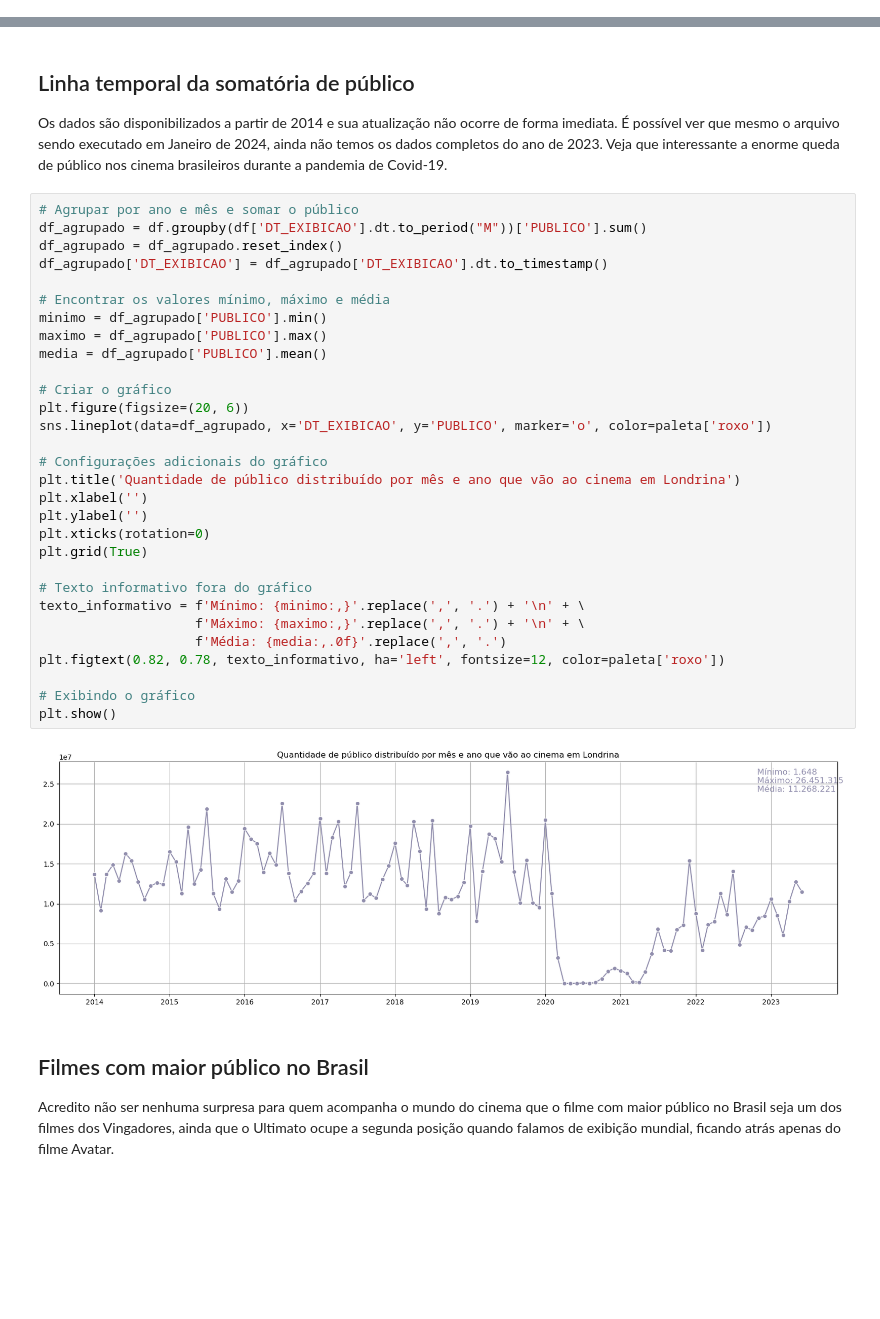
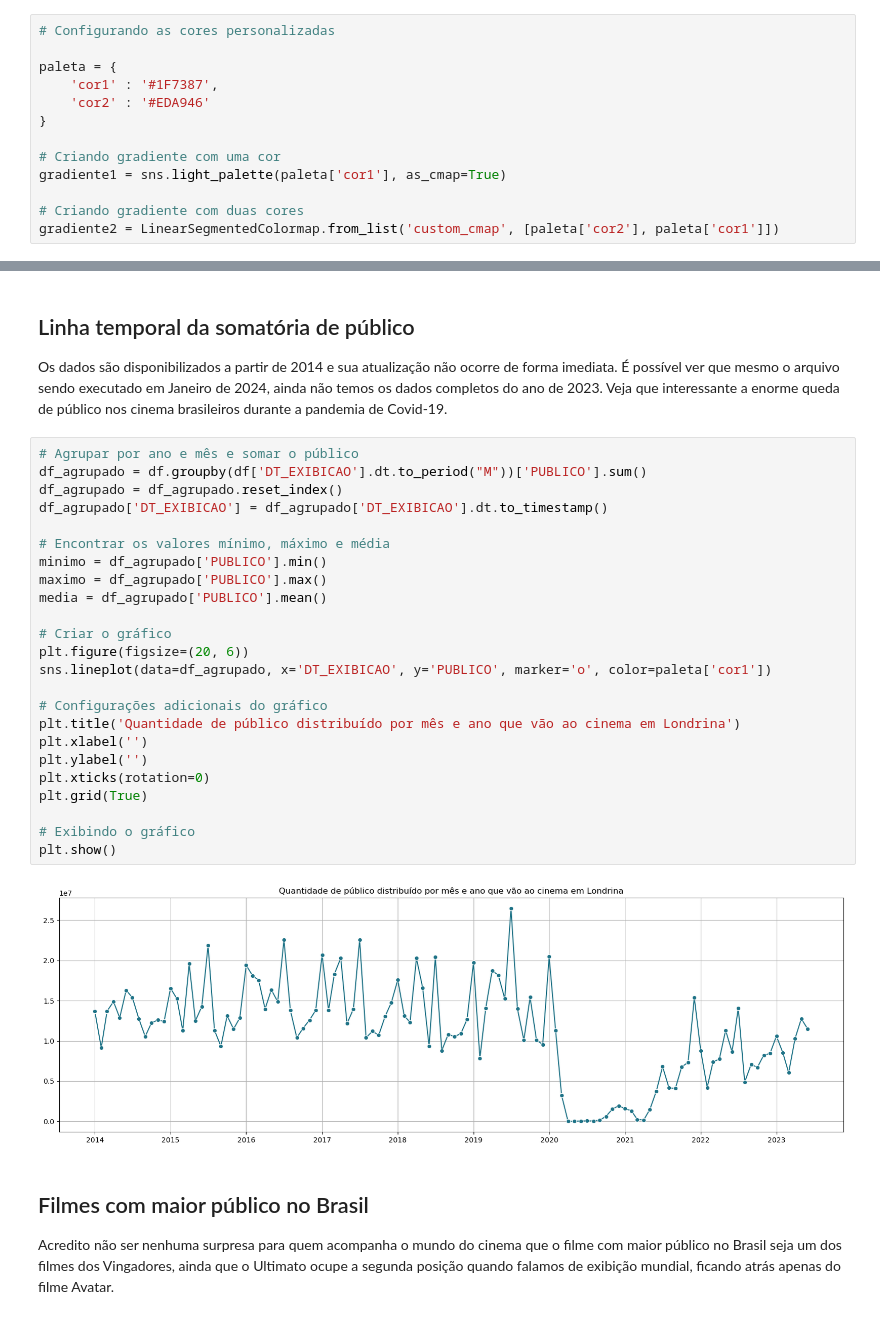
Before and after one commit to bentofh/ancine, a Jupyter notebook: 2_analise_ancine_sample.ipynb, the cells around one changed output, grey strips where cells are left out. Drawn from its saved outputs; the diff is of its cells as text; blank space fills up the shorter version.

```diff
--- a/2_analise_ancine_sample.ipynb
+++ b/2_analise_ancine_sample.ipynb
@@ -84,3 +70,16 @@ paleta = {
+# %%
+# Configurando as cores personalizadas
+
+paleta = {
+    'cor1' : '#1F7387',
+    'cor2' : '#EDA946'
+}
+
+# Criando gradiente com uma cor
+gradiente1 = sns.light_palette(paleta['cor1'], as_cmap=True)
+
+# Criando gradiente com duas cores
+gradiente2 = LinearSegmentedColormap.from_list('custom_cmap', [paleta['cor2'], paleta['cor1']])
 # %% [markdown]
 ## Quantos filmes existem no dataset e qual o range de data que estamos analisando?
 # %%
@@ -137,35 +136,29 @@ Os dados são disponibilizados a partir de 2014 e sua atualização não ocorre
 # %%
 # Agrupar por ano e mês e somar o público
 df_agrupado = df.groupby(df['DT_EXIBICAO'].dt.to_period("M"))['PUBLICO'].sum()
 df_agrupado = df_agrupado.reset_index()
 df_agrupado['DT_EXIBICAO'] = df_agrupado['DT_EXIBICAO'].dt.to_timestamp()
 
 # Encontrar os valores mínimo, máximo e média
 minimo = df_agrupado['PUBLICO'].min()
 maximo = df_agrupado['PUBLICO'].max()
 media = df_agrupado['PUBLICO'].mean()
 
 # Criar o gráfico
 plt.figure(figsize=(20, 6))
-sns.lineplot(data=df_agrupado, x='DT_EXIBICAO', y='PUBLICO', marker='o', color=paleta['roxo'])
+sns.lineplot(data=df_agrupado, x='DT_EXIBICAO', y='PUBLICO', marker='o', color=paleta['cor1'])
 
 # Configurações adicionais do gráfico
 plt.title('Quantidade de público distribuído por mês e ano que vão ao cinema em Londrina')
 plt.xlabel('')
 plt.ylabel('')
 plt.xticks(rotation=0)
 plt.grid(True)
 
-# Texto informativo fora do gráfico
-texto_informativo = f'Mínimo: {minimo:,}'.replace(',', '.') + '\n' + \
-                    f'Máximo: {maximo:,}'.replace(',', '.') + '\n' + \
-                    f'Média: {media:,.0f}'.replace(',', '.')
-plt.figtext(0.82, 0.78, texto_informativo, ha='left', fontsize=12, color=paleta['roxo'])
-
 # Exibindo o gráfico
 plt.show()
 # %% [output]
-[figure, old version]
+[figure, new version]
 # %% [markdown]
 ## Filmes com maior público no Brasil
 
```
Also changed, not shown: parts of 11 cells of this notebook.
